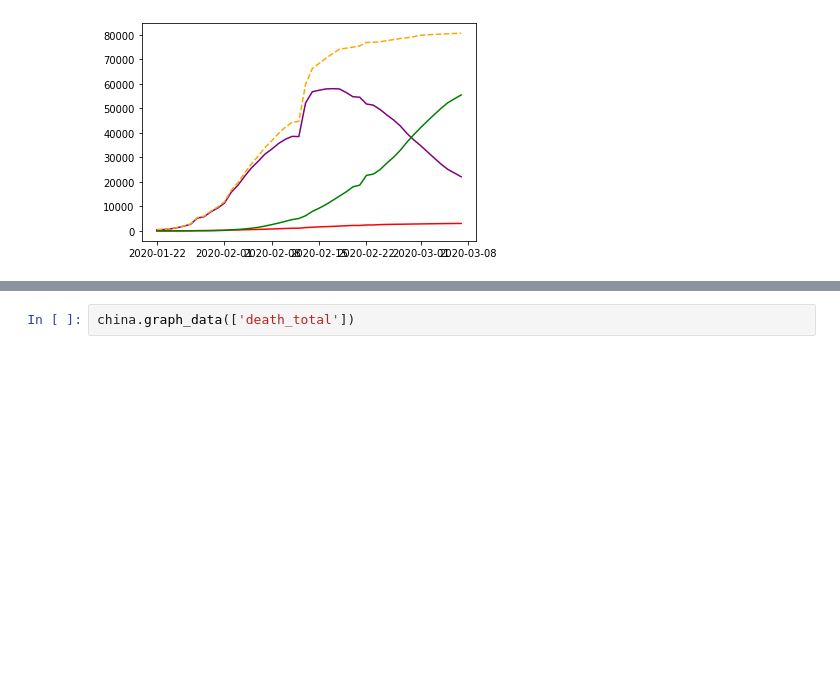
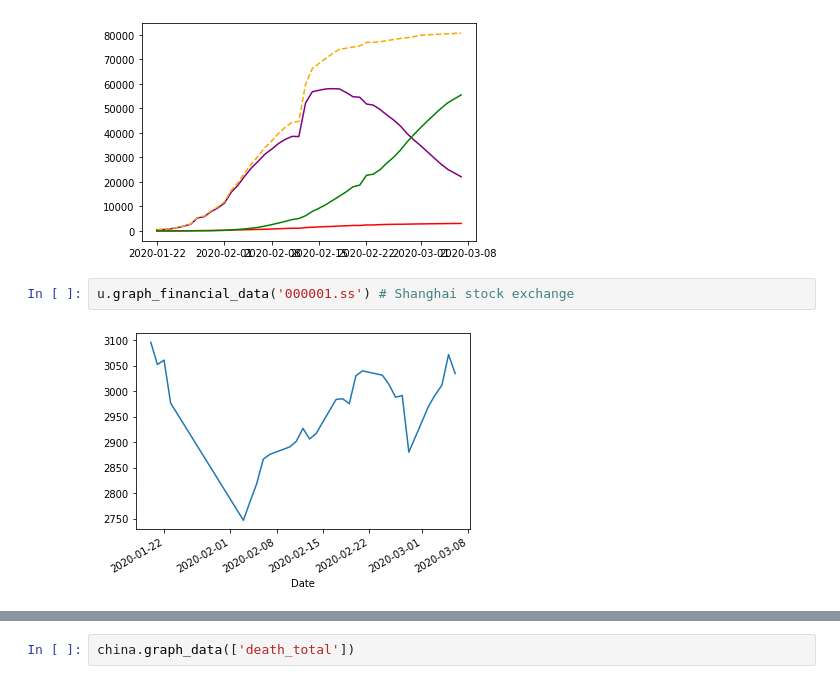
Before and after one commit to Addidy/coronavirus-analysis, a Jupyter notebook: src/China.ipynb, the cells around one changed output, grey strips where cells are left out. Saved outputs shown, nothing was run; the diff lists cells and outputs as text; blank space fills up the shorter version.

Commit message:
add stock financial comparison

```diff
--- a/src/China.ipynb
+++ b/src/China.ipynb
@@ -26,4 +26,8 @@ china.get_dataframe().tail()
 china.graph_data()
 # %% [output]
 [figure]
+# %%
+u.graph_financial_data('000001.ss') # Shanghai stock exchange
+# %% [output]
+[figure, added]
 # %%
```
Also changed, not shown: parts of 1 cell of this notebook, 2 other files.
